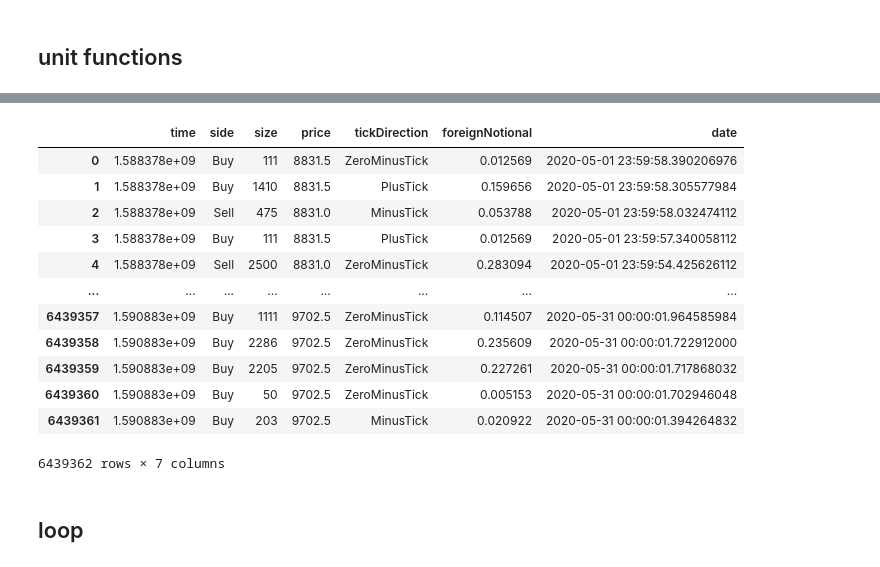
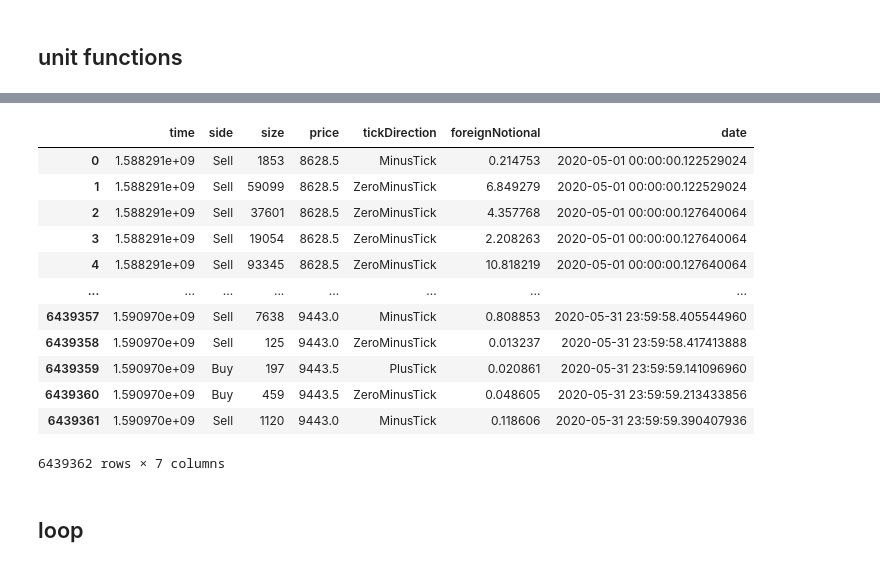
Before and after one commit to noaillypau/Polyvalent_Backtester_3, a Jupyter notebook: datas/bybit.ipynb, the cells around one changed output, grey strips where cells are left out. Drawn from its saved outputs; the diff is of its cells as text; code cells hidden in the pictures.

```diff
--- a/datas/bybit.ipynb
+++ b/datas/bybit.ipynb
@@ -470,20 +472,20 @@ dowload_monthly_trading(symbol='BTCUSD', year=2020, month=5, print_mode=False)
 # %%
-df = pd.read_csv('D://Trading/Data/Crypto/Bybit/trades/BTCUSD/1min/2020/2020-05.csv.gz')
+df = pd.read_csv('D://Trading/Data/Crypto/Bybit/trades/BTCUSD/tick/2020/2020-05.csv.gz')
 df.loc[:,'date'] = pd.to_datetime(df.time, unit='s')
 df
 # %% [output]
 |  | time | side | size | price | tickDirection | foreignNotional | date |
-| 0 | 1.588378e+09 | Buy | 111 | 8831.5 | ZeroMinusTick | 0.012569 | 2020-05-01 23:59:58.390206976 |
-| 1 | 1.588378e+09 | Buy | 1410 | 8831.5 | PlusTick | 0.159656 | 2020-05-01 23:59:58.305577984 |
-| 2 | 1.588378e+09 | Sell | 475 | 8831.0 | MinusTick | 0.053788 | 2020-05-01 23:59:58.032474112 |
-| 3 | 1.588378e+09 | Buy | 111 | 8831.5 | PlusTick | 0.012569 | 2020-05-01 23:59:57.340058112 |
-| 4 | 1.588378e+09 | Sell | 2500 | 8831.0 | ZeroMinusTick | 0.283094 | 2020-05-01 23:59:54.425626112 |
+| 0 | 1.588291e+09 | Sell | 1853 | 8628.5 | MinusTick | 0.214753 | 2020-05-01 00:00:00.122529024 |
+| 1 | 1.588291e+09 | Sell | 59099 | 8628.5 | ZeroMinusTick | 6.849279 | 2020-05-01 00:00:00.122529024 |
+| 2 | 1.588291e+09 | Sell | 37601 | 8628.5 | ZeroMinusTick | 4.357768 | 2020-05-01 00:00:00.127640064 |
+| 3 | 1.588291e+09 | Sell | 19054 | 8628.5 | ZeroMinusTick | 2.208263 | 2020-05-01 00:00:00.127640064 |
+| 4 | 1.588291e+09 | Sell | 93345 | 8628.5 | ZeroMinusTick | 10.818219 | 2020-05-01 00:00:00.127640064 |
 | ... | ... | ... | ... | ... | ... | ... | ... |
-| 6439357 | 1.590883e+09 | Buy | 1111 | 9702.5 | ZeroMinusTick | 0.114507 | 2020-05-31 00:00:01.964585984 |
-| 6439358 | 1.590883e+09 | Buy | 2286 | 9702.5 | ZeroMinusTick | 0.235609 | 2020-05-31 00:00:01.722912000 |
-| 6439359 | 1.590883e+09 | Buy | 2205 | 9702.5 | ZeroMinusTick | 0.227261 | 2020-05-31 00:00:01.717868032 |
-| 6439360 | 1.590883e+09 | Buy | 50 | 9702.5 | ZeroMinusTick | 0.005153 | 2020-05-31 00:00:01.702946048 |
-| 6439361 | 1.590883e+09 | Buy | 203 | 9702.5 | MinusTick | 0.020922 | 2020-05-31 00:00:01.394264832 |
+| 6439357 | 1.590970e+09 | Sell | 7638 | 9443.0 | MinusTick | 0.808853 | 2020-05-31 23:59:58.405544960 |
+| 6439358 | 1.590970e+09 | Sell | 125 | 9443.0 | ZeroMinusTick | 0.013237 | 2020-05-31 23:59:58.417413888 |
+| 6439359 | 1.590970e+09 | Buy | 197 | 9443.5 | PlusTick | 0.020861 | 2020-05-31 23:59:59.141096960 |
+| 6439360 | 1.590970e+09 | Buy | 459 | 9443.5 | ZeroMinusTick | 0.048605 | 2020-05-31 23:59:59.213433856 |
+| 6439361 | 1.590970e+09 | Sell | 1120 | 9443.0 | MinusTick | 0.118606 | 2020-05-31 23:59:59.390407936 |
 6439362 rows × 7 columns
 # %% [markdown]
 ## loop
```
Also changed, not shown: parts of 4 cells of this notebook.
